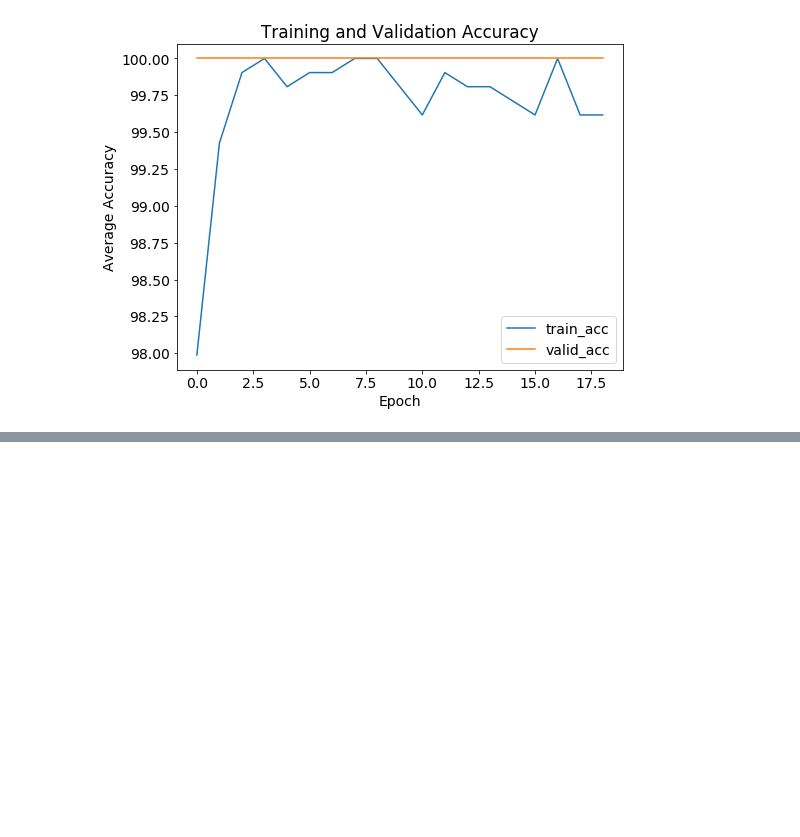
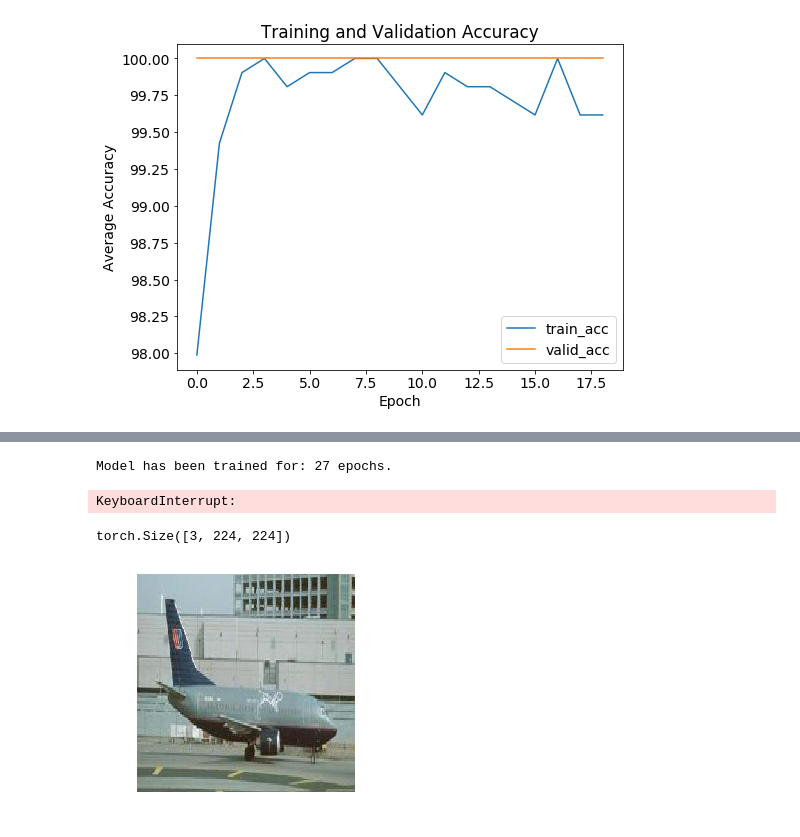
Before and after one commit to m1key/pytorch-sandbox, a Jupyter notebook: sandbox.ipynb, the cells around one changed output, grey strips where cells are left out. Drawn from its saved outputs; the diff is of its cells as text; code cells hidden in the pictures; blank space fills up the shorter version.

Commit message:
Predicting sample images now.

```diff
--- a/sandbox.ipynb
+++ b/sandbox.ipynb
@@ -624,0 +697,16 @@ else:
+# %%
+# Continue training.
+
+model, history = train(
+    model,
+    criterion,
+    optimizer,
+    dataloaders['train'],
+    dataloaders['val'],
+    save_file_name=save_file_name,
+    max_epochs_stop=5,
+    n_epochs=30,
+    print_every=2)
+# %% [output]
+Model has been trained for: 27 epochs.
+KeyboardInterrupt:
@@ -624,0 +746,31 @@ else:
+# %%
+x = process_image(testdir + 'planes/image_0759.jpg')
+x.shape
+# %% [output]
+torch.Size([3, 224, 224])
+# %%
+def imshow_tensor(image, ax=None, title=None):
+    """Imshow for Tensor."""
+
+    if ax is None:
+        fig, ax = plt.subplots()
+
+    # Set the color channel as the third dimension
+    image = image.numpy().transpose((1, 2, 0))
+
+    # Reverse the preprocessing steps
+    mean = np.array([0.485, 0.456, 0.406])
+    std = np.array([0.229, 0.224, 0.225])
+    image = std * image + mean
+
+    # Clip the image pixel values
+    image = np.clip(image, 0, 1)
+
+    ax.imshow(image)
+    plt.axis('off')
+
+    return ax, image
+# %%
+ax, image = imshow_tensor(x)
+# %% [output]
+[figure, added]
```
Also changed, not shown: parts of 24 cells of this notebook, 5 other files.
